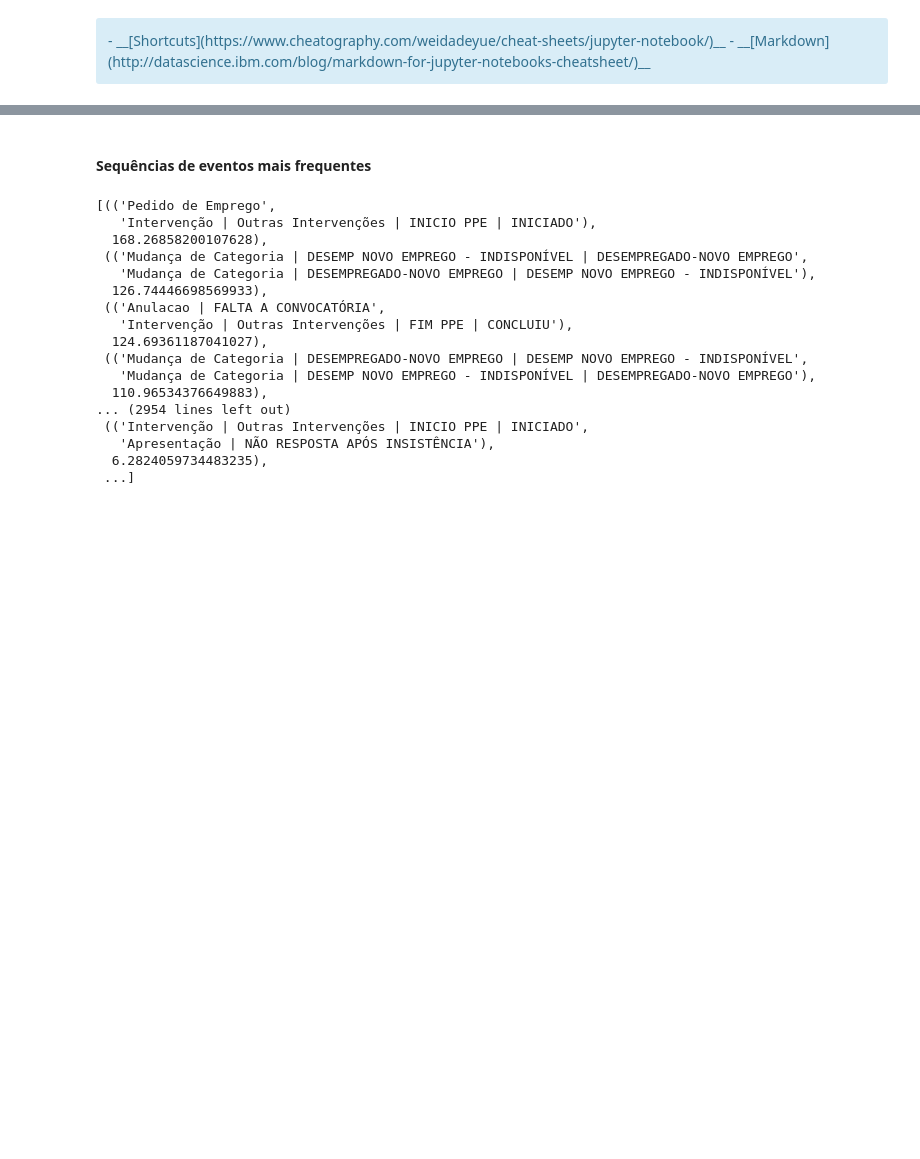
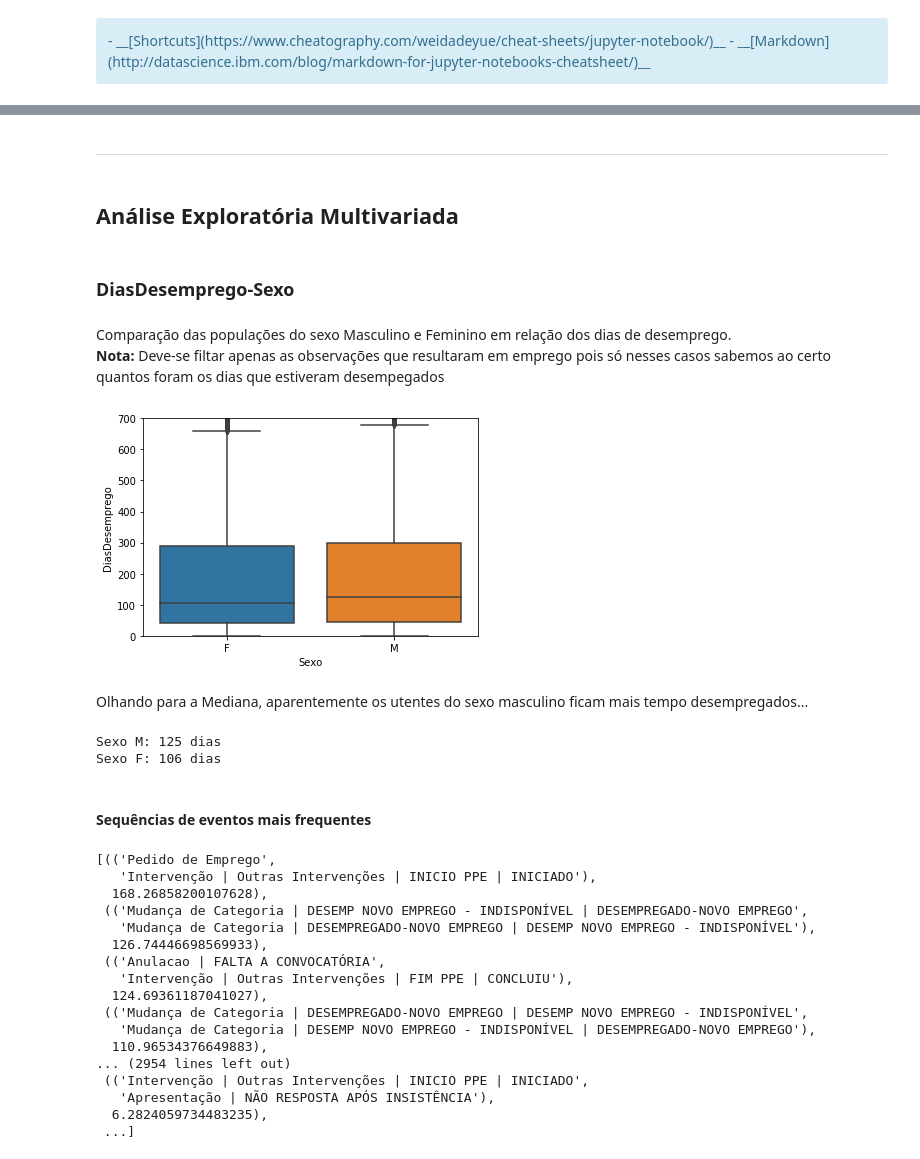
Before and after one commit to rui-mesquita/IEFP_DSSG, a Jupyter notebook: IEFP_DSSG/DataExploration.ipynb, the cells around one changed output, grey strips where cells are left out. Drawn from its saved outputs; the diff is of its cells as text; code cells hidden in the pictures; blank space fills up the shorter version.

```diff
--- a/IEFP_DSSG/DataExploration.ipynb
+++ b/IEFP_DSSG/DataExploration.ipynb
@@ -35,3 +126,25 @@ listaUtentes.output2FileHistoricosTodosUtentes()
+# %% [markdown]
+***
+# %% [markdown]
+## Análise Exploratória Multivariada
+# %% [markdown]
+### DiasDesemprego-Sexo
+# %% [markdown]
+Comparação das populações do sexo Masculino e Feminino em relação dos dias de desemprego.<br>
+**Nota:** Deve-se filtar apenas as observações que resultaram em emprego pois só nesses casos sabemos ao certo quantos foram os dias que estiveram desempegados
+# %%
+sns.boxplot(x='Sexo', y='DiasDesemprego', data=df2)
+plt.ylim(0, 700);
+# %% [output]
+[figure, added]
+# %% [markdown]
+Olhando para a Mediana, aparentemente os utentes do sexo masculino ficam mais tempo desempregados...
+# %%
+print("Sexo M: {:.0f} dias".format(df_empregados[df.Sexo == 'M']['DiasDesemprego'].median()))
+print("Sexo F: {:.0f} dias".format(df_empregados[df.Sexo == 'F']['DiasDesemprego'].median()))
+# %% [output]
+Sexo M: 125 dias
+Sexo F: 106 dias
 # %% [markdown]
 #### Sequências de eventos mais frequentes
 # %%
```
Also changed, not shown: parts of 27 cells of this notebook, 2 other files.
